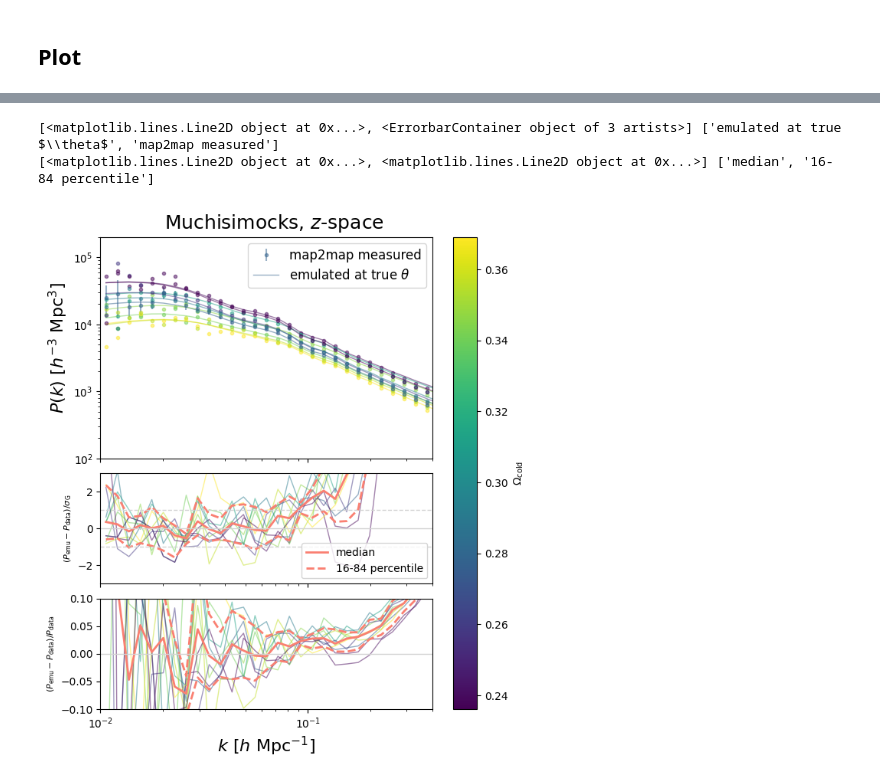
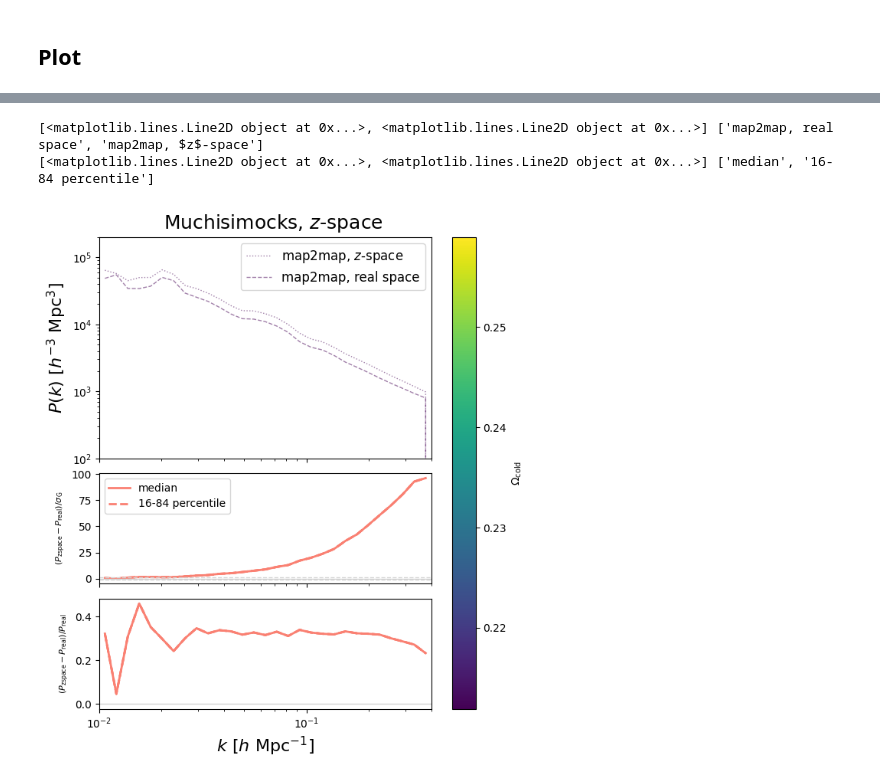
Before and after one commit to kstoreyf/muchisimocks, a Jupyter notebook: notebooks/2024-07-12_muchisimocks_lib.ipynb, the cells around one changed output, grey strips where cells are left out. Cells and saved outputs as stored; diff of their text form; code cells hidden in the pictures.

```diff
--- a/notebooks/2024-07-12_muchisimocks_lib.ipynb
+++ b/notebooks/2024-07-12_muchisimocks_lib.ipynb
@@ -151,14 +160,16 @@ emu_param_names = [param_names_2_emu_param_names[param_name] for param_name in p
 # overall quantities
 Pk_emu_mm = []
 for i in range(Pk.shape[0]):
-    cosmo_params = cosmo_params_base.copy()
+    #cosmo_params = cosmo_params_base.copy()
     if i % 100 == 0:
         print(i)
-    for pp in range(len(param_names)):
-        cosmo_params[emu_param_names[pp]] = theta[i][pp]
+    # for pp in range(len(param_names)):
+    #     cosmo_params[emu_param_names[pp]] = theta[i][pp]
 
-    _, pk_model_unscaled, = emu_mpk_ext.get_nonlinear_pk(k=kk, cold=True,
-                                                           **cosmo_params)
+    param_dict = params_df.loc[idx_LH].to_dict()
+    param_dict.update(param_dict_fixed)
+    cosmo_params_emu = utils.get_cosmo_emu(param_dict)
+    _, pk_model_unscaled, = emu_mpk_ext.get_nonlinear_pk(k=kk, cold=True, **cosmo_params_emu)
     Pk_emu_mm.append(pk_model_unscaled)
 
 Pk_emu_mm = np.array(Pk_emu_mm)
@@ -311,32 +321,36 @@ for pp, param_name_compare in enumerate(param_names[:1]):
     for i in range(n_plot):
 
         label_true, label_emu, label_stdev = None, None, None
+        label_real, label_zspace = None, None
         if first:
             label_true = 'map2map measured'
             label_emu = r'emulated at true $\theta$'
             label_stdev = r'$0.2*\sigma_\text{stdev}(P_\text{train}(k))$'
+            label_real = 'map2map, real space'
+            label_zspace = r'map2map, $z$-space'
 
-        if first or show_error_all:
-            axarr[0].errorbar(k, Pk_zspace[i], yerr=gaussian_error_pk_zspace[i],
-                            ls='None', marker='o', markersize=3, alpha=0.5, label=label_true, color=colors[i])
-        else:
-            axarr[0].plot(k, Pk_zspace[i], ls='None', marker='o', markersize=3, alpha=0.5, label=label_true, color=colors[i])
+        axarr[0].plot(k, Pk[i], ls='--', alpha=0.5, label=label_real, color=colors[i], lw=lw)
+        axarr[0].plot(k, Pk_zspace[i], ls=':', alpha=0.5, label=label_zspace, color=colors[i], lw=lw)
 
-        axarr[0].plot(k, Pk_emu_mm[i], ls='-', alpha=0.5, label=label_emu, color=colors[i], lw=lw)
+        # if first or show_error_all:
+        #     axarr[0].errorbar(k, Pk[i], yerr=gaussian_error_pk_zspace[i],
+        #                     ls='None', marker='o', markersize=3, alpha=0.5, label=label_true, color=colors[i])
+        # else:
+        #     axarr[0].plot(k, Pk_zspace[i], ls='None', marker='o', markersize=3, alpha=0.5, label=label_true, color=colors[i])
 
-        axarr[1].plot(k, (Pk_emu_mm[i]-Pk_zspace[i])/gaussian_error_pk_zspace[i], ls='-', alpha=0.5, color=colors[i], lw=lw)
-        axarr[2].plot(k, (Pk_emu_mm[i]-Pk_zspace[i])/Pk_zspace[i], ls='-', alpha=0.5, color=colors[i], lw=lw)
+        axarr[1].plot(k, (Pk_zspace[i]-Pk[i])/gaussian_error_pk[i], ls='-', alpha=0.5, color=colors[i], lw=lw)
+        axarr[2].plot(k, (Pk_zspace[i]-Pk[i])/Pk[i], ls='-', alpha=0.5, color=colors[i], lw=lw)
 
         first = False
 
     # whole set 16-84
-    diff_Pk = Pk_emu_mm - Pk_zspace
+    diff_Pk = Pk_zspace - Pk
     diff_overG = diff_Pk/gaussian_error_pk
     diff_overG_16 = np.percentile(diff_overG, 16, axis=0)
     diff_overG_84 = np.percentile(diff_overG, 84, axis=0)
     diff_overG_med = np.median(diff_overG, axis=0)
 
-    diff_overPk = diff_Pk/Pk_zspace
+    diff_overPk = diff_Pk/Pk
     diff_overPk_16 = np.percentile(diff_overPk, 16, axis=0)
     diff_overPk_84 = np.percentile(diff_overPk, 84, axis=0)
     diff_overPk_med = np.median(diff_overPk, axis=0)
@@ -354,47 +368,41 @@ for pp, param_name_compare in enumerate(param_names[:1]):
     axarr[1].axhline(-1, color='lightgrey', lw=1, ls=ls_1sig)
     axarr[1].axhline(1, color='lightgrey', lw=1, ls=ls_1sig)
 
-    # axarr[1].fill_between(k, diff_overG_16, diff_overG_84, color='salmon', alpha=alpha_16_84,
-    #                       zorder=10000,
-    #                     label='16-84 percentile of training set')
-    # axarr[2].fill_between(k, diff_overPk_16, diff_overPk_84, color='salmon', zorder=10000, alpha=alpha_16_84)
-    # axarr[3].fill_between(k, ratio_16, ratio_84, color='salmon', zorder=10000, alpha=alpha_16_84)
-
     color_hline = 'lightgrey'
     axarr[1].axhline(0, color=color_hline, lw=1)
     axarr[2].axhline(0, color=color_hline, lw=1)
 
     # plot settings
     plt.xscale('log')
     axarr[0].set_yscale('log')
 
     plt.xlim(1e-2, 0.4)
     #axarr[0].set_ylim(1e3, 5e5)
     axarr[0].set_ylim(1e2, 2e5)
 
-    axarr[1].set_ylim(-3, 3)
-    axarr[2].set_ylim(-0.1, 0.1)
+    #axarr[1].set_ylim(-3, 3)
+    #axarr[2].set_ylim(-0.1, 0.1)
 
     handles, labels = axarr[0].get_legend_handles_labels()
     print(handles, labels)
     #order = [1,0,2]
     order = [1,0]
     axarr[0].legend([handles[idx] for idx in order],[labels[idx] for idx in order], fontsize=12)
     # axarr[0].legend(fontsize=12)
     handles, labels = axarr[1].get_legend_handles_labels()
     print(handles, labels)
     #axarr[1].legend(fontsize=10)
 
     axarr[1].legend(fontsize=10)
 
     axarr[-1].set_xlabel(r'$k \,\, [h \,\, {\rm Mpc}^{-1}]$', fontsize=16)
     axarr[0].set_ylabel(r'$P(k) \,\, [h^{-3} \,\, {\rm Mpc}^3]$', fontsize=16)
-    axarr[1].set_ylabel(r'$(P_\text{emu}-P_\text{data})/\sigma_\text{G}$', fontsize=8)
-    axarr[2].set_ylabel(r'$(P_\text{emu}-P_\text{data})/P_\text{data}$', fontsize=8)
+    axarr[1].set_ylabel(r'$(P_\text{zspace}-P_\text{real})/\sigma_\text{G}$', fontsize=8)
+    axarr[2].set_ylabel(r'$(P_\text{zspace}-P_\text{real})/P_\text{real}$', fontsize=8)
 
     cbar = plt.colorbar(sm, ax=axarr.ravel().tolist())
     cbar.set_label(utils.param_label_dict[param_name_compare])
 # %% [output]
-[<matplotlib.lines.Line2D object at 0x...>, <ErrorbarContainer object of 3 artists>] ['emulated at true $\\theta$', 'map2map measured']
+[<matplotlib.lines.Line2D object at 0x...>, <matplotlib.lines.Line2D object at 0x...>] ['map2map, real space', 'map2map, $z$-space']
 [<matplotlib.lines.Line2D object at 0x...>, <matplotlib.lines.Line2D object at 0x...>] ['median', '16-84 percentile']
-[figure, old version]
+[figure, new version]
```
Also changed, not shown: parts of 7 cells of this notebook, 4 other files.
